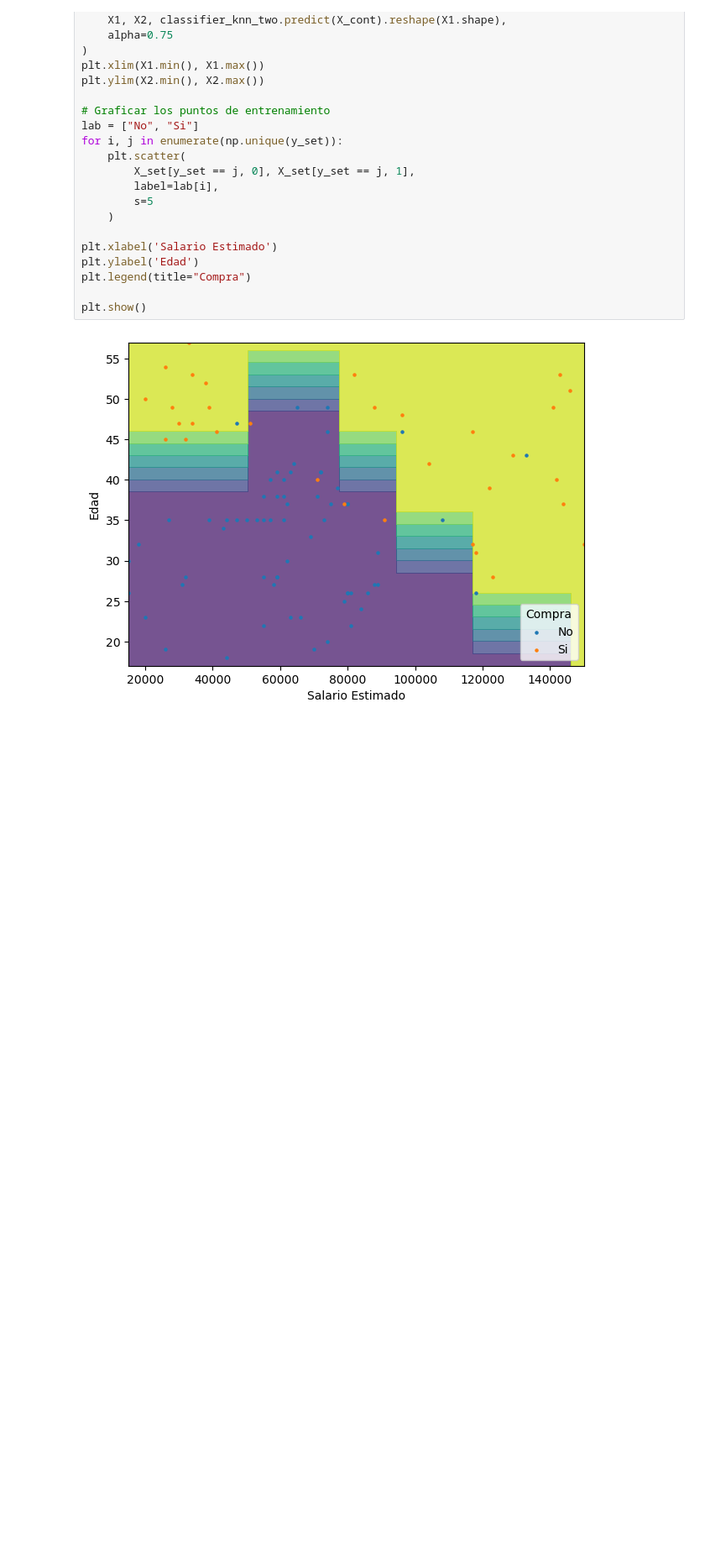
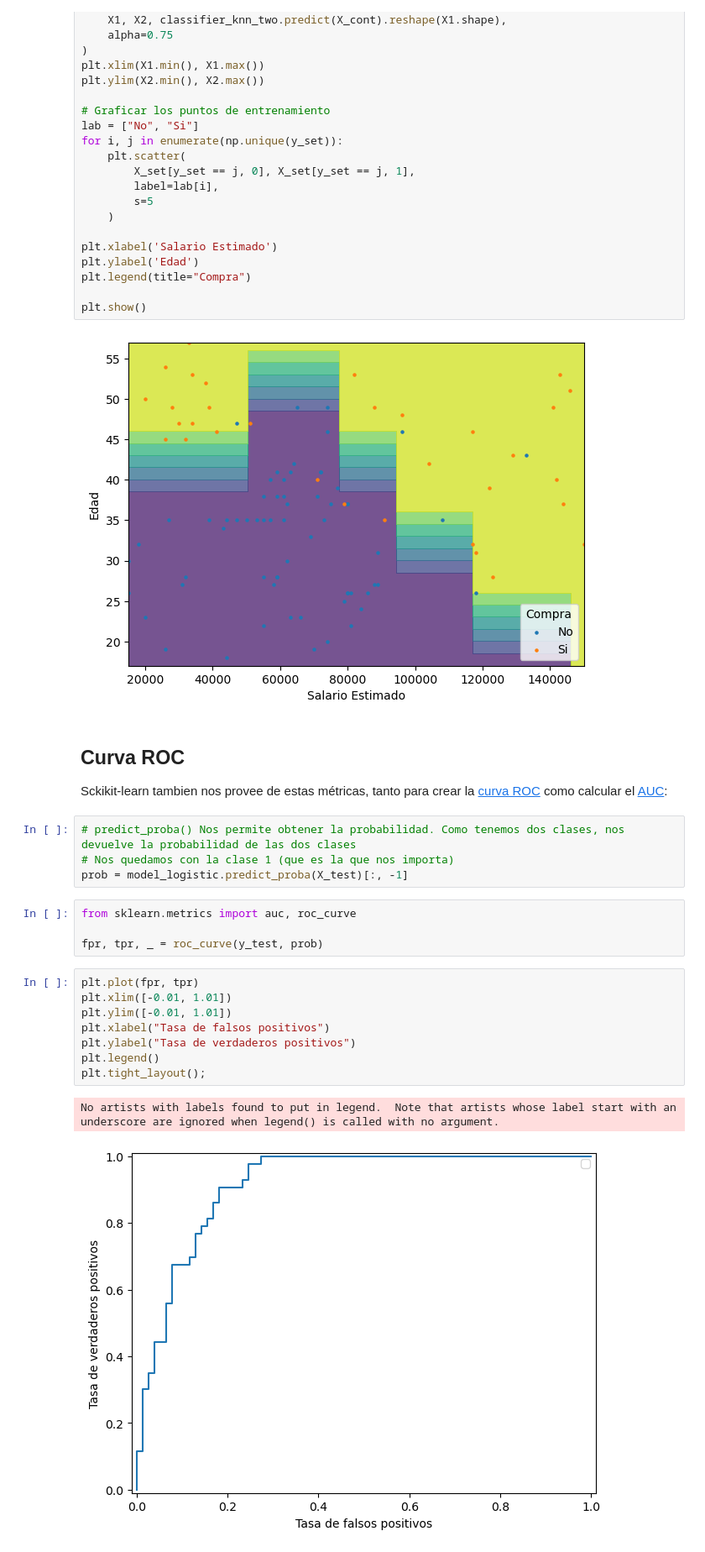
Before and after one commit to Mauro-Aguirregaray/Master-IA, a Jupyter notebook: [06] Aprendizaje de Máquina 1/clase2/ejercicios/Ejercicio_Clase2_MauroAguirregaray.ipynb, the cells around one changed output. Shown at 84% size. Drawn from its saved outputs; the diff is of its cells as text; blank space fills up the shorter version.

Commit message:
Ejercicio Clase 2 terminado

```diff
--- a/[06] Aprendizaje de Máquina 1/clase2/ejercicios/Ejercicio_Clase2_MauroAguirregaray.ipynb
+++ b/[06] Aprendizaje de Máquina 1/clase2/ejercicios/Ejercicio_Clase2_MauroAguirregaray.ipynb
@@ -274,3 +274,25 @@ plt.legend(title="Compra")
 plt.show()
 # %% [output]
 [figure]
+# %% [markdown]
+## Curva ROC
+Sckikit-learn tambien nos provee de estas métricas, tanto para crear la [curva ROC](https://scikit-learn.org/stable/modules/generated/sklearn.metrics.roc_curve.html) como calcular el [AUC](https://scikit-learn.org/stable/modules/generated/sklearn.metrics.auc.html#sklearn.metrics.auc):
+# %%
+# predict_proba() Nos permite obtener la probabilidad. Como tenemos dos clases, nos devuelve la probabilidad de las dos clases
+# Nos quedamos con la clase 1 (que es la que nos importa)
+prob = model_logistic.predict_proba(X_test)[:, -1]
+# %%
+from sklearn.metrics import auc, roc_curve
+
+fpr, tpr, _ = roc_curve(y_test, prob)
+# %%
+plt.plot(fpr, tpr)
+plt.xlim([-0.01, 1.01])
+plt.ylim([-0.01, 1.01])
+plt.xlabel("Tasa de falsos positivos")
+plt.ylabel("Tasa de verdaderos positivos")
+plt.legend()
+plt.tight_layout();
+# %% [output]
+No artists with labels found to put in legend.  Note that artists whose label start with an underscore are ignored when legend() is called with no argument.
+[figure, added]
```
Also changed, not shown: parts of 15 cells of this notebook.
